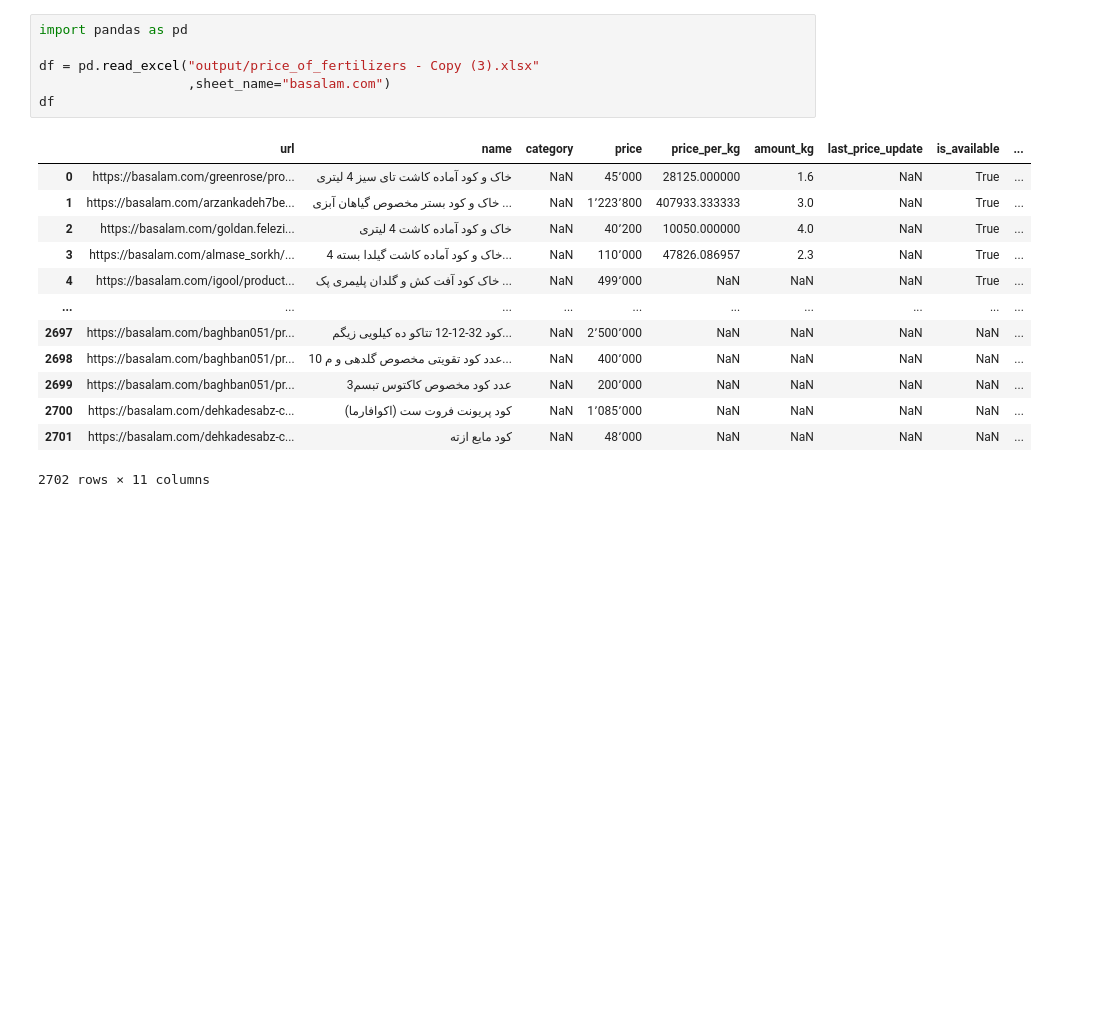
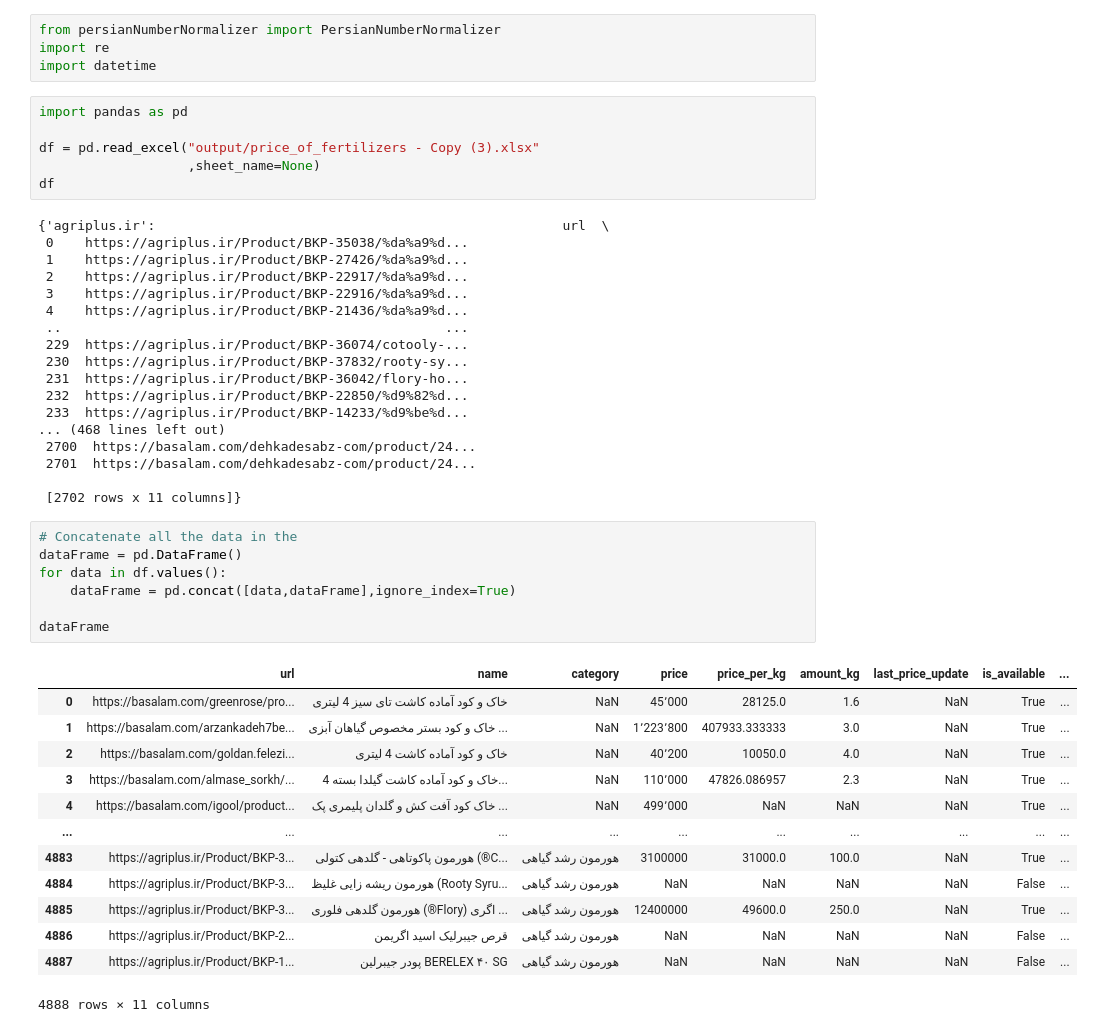
Before and after one commit to amirhosseineslami/Agricultural-Web-Scraper, a Jupyter notebook: processData.ipynb, the cells around one changed output. Cells and saved outputs as stored; diff of their text form; blank space fills up the shorter version.

Commit message:
processing data is added

```diff
--- a/processData.ipynb
+++ b/processData.ipynb
@@ -1,21 +1,50 @@
+# %%
+from persianNumberNormalizer import PersianNumberNormalizer
+import re
+import datetime
 # %%
 import pandas as pd
 
 df = pd.read_excel("output/price_of_fertilizers - Copy (3).xlsx"
-                   ,sheet_name="basalam.com")
+                   ,sheet_name=None)
 df
 # %% [output]
-|  | url | name | category | price | price_per_kg | amount_kg | last_price_update | is_available | ... |
-| 0 | https://basalam.com/greenrose/pro... | خاک و کود آماده کاشت تای سیز 4 لیتری | NaN | 45٬000 | 28125.000000 | 1.6 | NaN | True | ... |
-| 1 | https://basalam.com/arzankadeh7be... | خاک و کود بستر مخصوص گیاهان آبزی ... | NaN | 1٬223٬800 | 407933.333333 | 3.0 | NaN | True | ... |
-| 2 | https://basalam.com/goldan.felezi... | خاک و کود آماده کاشت 4 لیتری | NaN | 40٬200 | 10050.000000 | 4.0 | NaN | True | ... |
-| 3 | https://basalam.com/almase_sorkh/... | خاک و کود آماده کاشت گیلدا بسته 4... | NaN | 110٬000 | 47826.086957 | 2.3 | NaN | True | ... |
-| 4 | https://basalam.com/igool/product... | خاک کود آفت کش و گلدان پلیمری پک ... | NaN | 499٬000 | NaN | NaN | NaN | True | ... |
-| ... | ... | ... | ... | ... | ... | ... | ... | ... | ... |
-| 2697 | https://basalam.com/baghban051/pr... | کود 32-12-12 تتاکو ده کیلویی زیگم... | NaN | 2٬500٬000 | NaN | NaN | NaN | NaN | ... |
-| 2698 | https://basalam.com/baghban051/pr... | 10 عدد کود تقویتی مخصوص گلدهی و م... | NaN | 400٬000 | NaN | NaN | NaN | NaN | ... |
-| 2699 | https://basalam.com/baghban051/pr... | 3عدد کود مخصوص کاکتوس تبسم | NaN | 200٬000 | NaN | NaN | NaN | NaN | ... |
-| 2700 | https://basalam.com/dehkadesabz-c... | کود پریونت فروت ست (اکوافارما) | NaN | 1٬085٬000 | NaN | NaN | NaN | NaN | ... |
-| 2701 | https://basalam.com/dehkadesabz-c... | کود مایع ازته | NaN | 48٬000 | NaN | NaN | NaN | NaN | ... |
-2702 rows × 11 columns
+{'agriplus.ir':                                                    url  \
+ 0    https://agriplus.ir/Product/BKP-35038/%da%a9%d...
+ 1    https://agriplus.ir/Product/BKP-27426/%da%a9%d...
+ 2    https://agriplus.ir/Product/BKP-22917/%da%a9%d...
+ 3    https://agriplus.ir/Product/BKP-22916/%da%a9%d...
+ 4    https://agriplus.ir/Product/BKP-21436/%da%a9%d...
+ ..                                                 ...
+ 229  https://agriplus.ir/Product/BKP-36074/cotooly-...
+ 230  https://agriplus.ir/Product/BKP-37832/rooty-sy...
+ 231  https://agriplus.ir/Product/BKP-36042/flory-ho...
+ 232  https://agriplus.ir/Product/BKP-22850/%d9%82%d...
+ 233  https://agriplus.ir/Product/BKP-14233/%d9%be%d...
+... (468 lines left out)
+ 2700  https://basalam.com/dehkadesabz-com/product/24...
+ 2701  https://basalam.com/dehkadesabz-com/product/24...
+
+ [2702 rows x 11 columns]}
+# %%
+# Concatenate all the data in the
+dataFrame = pd.DataFrame()
+for data in df.values():
+    dataFrame = pd.concat([data,dataFrame],ignore_index=True)
+
+dataFrame
+# %% [output]
+|  | url | name | category | price | price_per_kg | amount_kg | last_price_update | is_available | ... |
+| 0 | https://basalam.com/greenrose/pro... | خاک و کود آماده کاشت تای سیز 4 لیتری | NaN | 45٬000 | 28125.0 | 1.6 | NaN | True | ... |
+| 1 | https://basalam.com/arzankadeh7be... | خاک و کود بستر مخصوص گیاهان آبزی ... | NaN | 1٬223٬800 | 407933.333333 | 3.0 | NaN | True | ... |
+| 2 | https://basalam.com/goldan.felezi... | خاک و کود آماده کاشت 4 لیتری | NaN | 40٬200 | 10050.0 | 4.0 | NaN | True | ... |
+| 3 | https://basalam.com/almase_sorkh/... | خاک و کود آماده کاشت گیلدا بسته 4... | NaN | 110٬000 | 47826.086957 | 2.3 | NaN | True | ... |
+| 4 | https://basalam.com/igool/product... | خاک کود آفت کش و گلدان پلیمری پک ... | NaN | 499٬000 | NaN | NaN | NaN | True | ... |
+| ... | ... | ... | ... | ... | ... | ... | ... | ... | ... |
+| 4883 | https://agriplus.ir/Product/BKP-3... | هورمون پاکوتاهی - گلدهی کتولی (®C... | هورمون رشد گیاهی | 3100000 | 31000.0 | 100.0 | NaN | True | ... |
+| 4884 | https://agriplus.ir/Product/BKP-3... | هورمون ریشه زایی غلیظ (Rooty Syru... | هورمون رشد گیاهی | NaN | NaN | NaN | NaN | False | ... |
+| 4885 | https://agriplus.ir/Product/BKP-3... | هورمون گلدهی فلوری (®Flory) اگری ... | هورمون رشد گیاهی | 12400000 | 49600.0 | 250.0 | NaN | True | ... |
+| 4886 | https://agriplus.ir/Product/BKP-2... | قرص جیبرلیک اسید اگریمن | هورمون رشد گیاهی | NaN | NaN | NaN | NaN | False | ... |
+| 4887 | https://agriplus.ir/Product/BKP-1... | پودر جیبرلین BERELEX ۴۰ SG | هورمون رشد گیاهی | NaN | NaN | NaN | NaN | False | ... |
+4888 rows × 11 columns
 # %%
```
Also changed, not shown: parts of 34 cells of this notebook, 30 other files.
